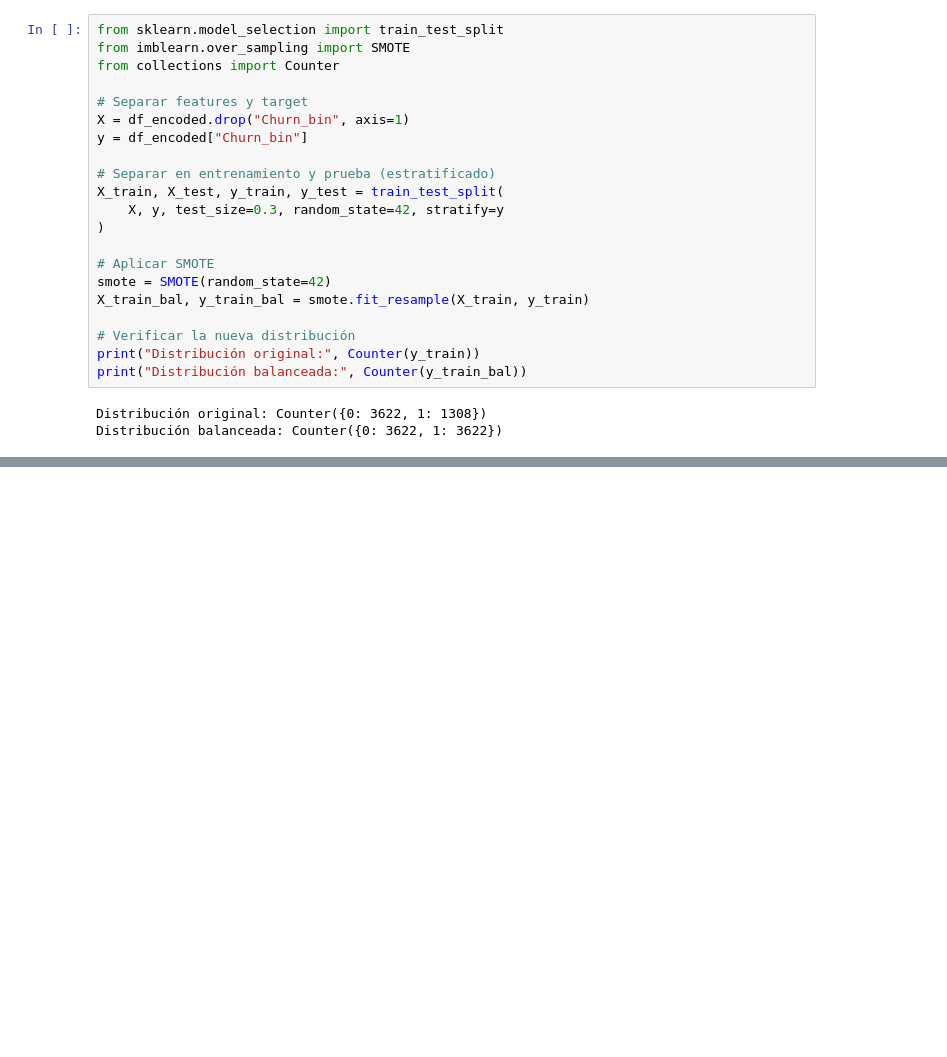
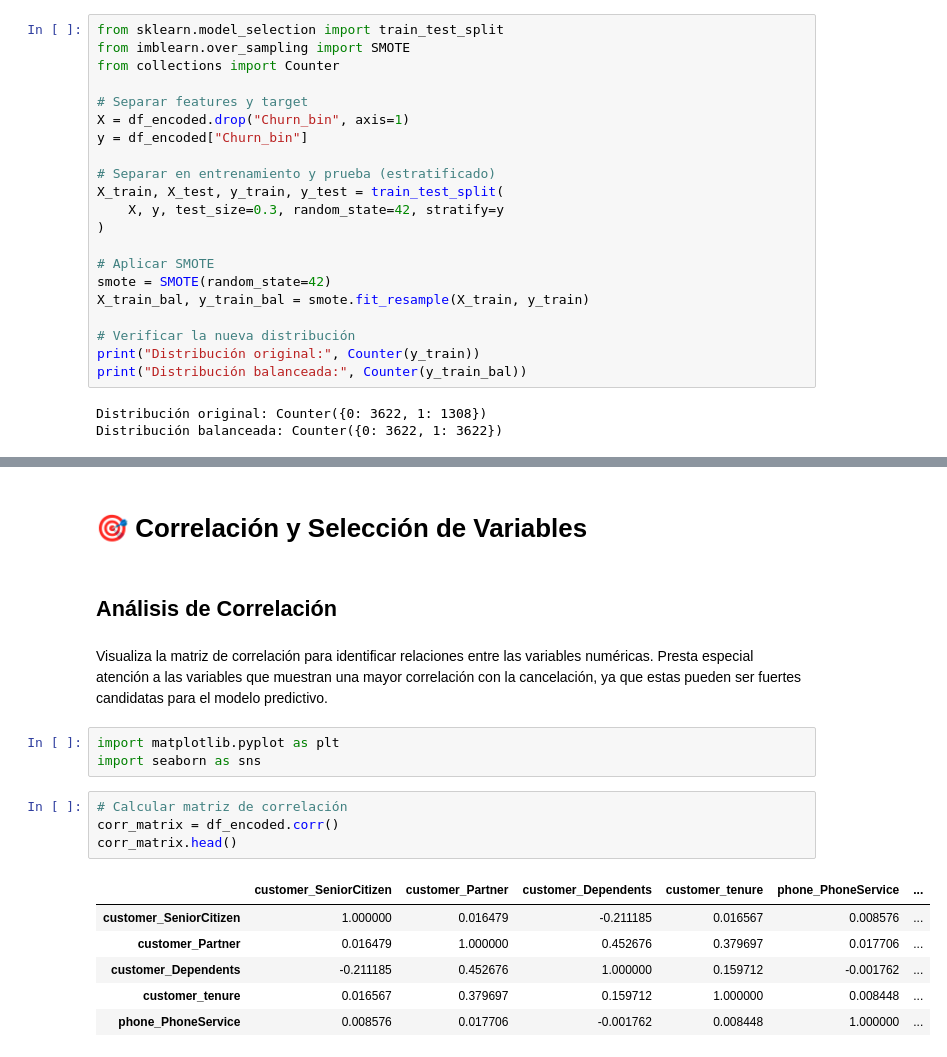
Before and after one commit to Liuz8/Telecom_X_Parte_2, a Jupyter notebook: telecom_X2.ipynb, the cells around one changed output, grey strips where cells are left out. Saved outputs shown, nothing was run; the diff lists cells and outputs as text; blank space fills up the shorter version.

```diff
--- a/telecom_X2.ipynb
+++ b/telecom_X2.ipynb
@@ -218,0 +248,20 @@ Distribución balanceada: Counter({0: 3622, 1: 3622})
+# %% [markdown]
+# 🎯 Correlación y Selección de Variables
+# %% [markdown]
+## Análisis de Correlación
+# %% [markdown]
+Visualiza la matriz de correlación para identificar relaciones entre las variables numéricas. Presta especial atención a las variables que muestran una mayor correlación con la cancelación, ya que estas pueden ser fuertes candidatas para el modelo predictivo.
+# %%
+import matplotlib.pyplot as plt
+import seaborn as sns
+# %%
+# Calcular matriz de correlación
+corr_matrix = df_encoded.corr()
+corr_matrix.head()
+# %% [output]
+|  | customer_SeniorCitizen | customer_Partner | customer_Dependents | customer_tenure | phone_PhoneService | ... |
+| customer_SeniorCitizen | 1.000000 | 0.016479 | -0.211185 | 0.016567 | 0.008576 | ... |
+| customer_Partner | 0.016479 | 1.000000 | 0.452676 | 0.379697 | 0.017706 | ... |
+| customer_Dependents | -0.211185 | 0.452676 | 1.000000 | 0.159712 | -0.001762 | ... |
+| customer_tenure | 0.016567 | 0.379697 | 0.159712 | 1.000000 | 0.008448 | ... |
+| phone_PhoneService | 0.008576 | 0.017706 | -0.001762 | 0.008448 | 1.000000 | ... |
```
Also changed, not shown: parts of 8 cells of this notebook.
